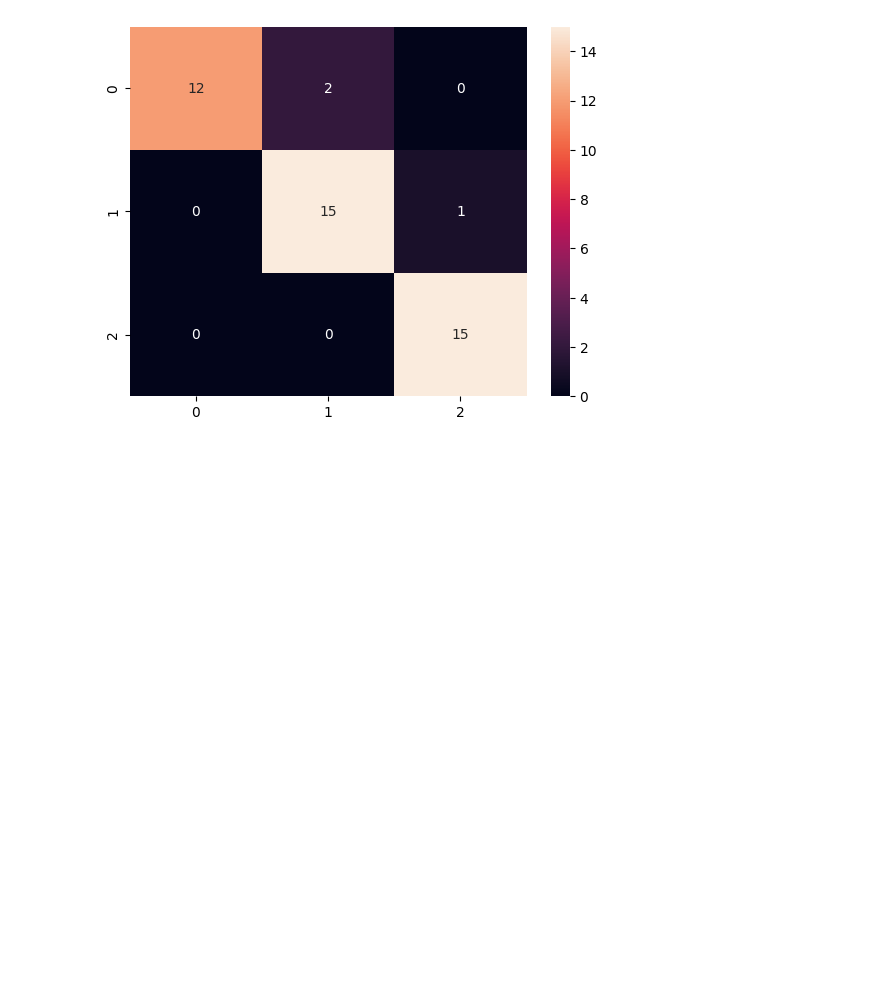
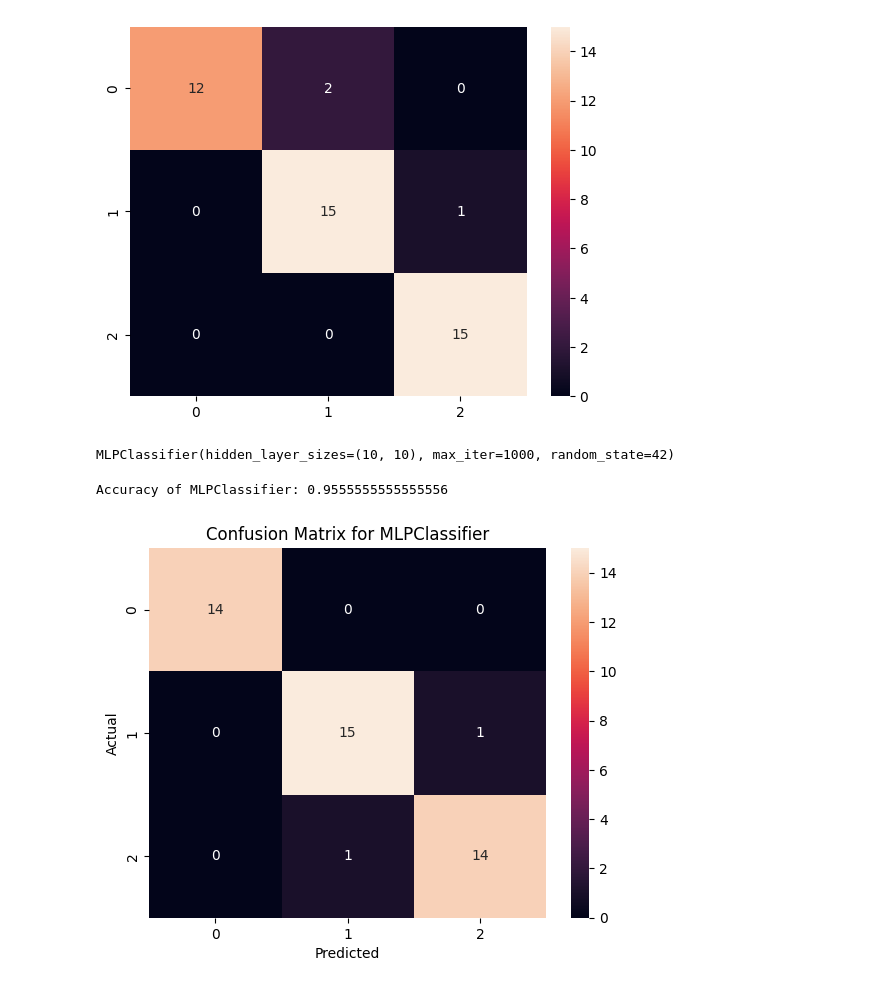
Before and after one commit to HiYasin/flower_species_classification, a Jupyter notebook: flower_species_classification.ipynb, the cells around one changed output. Cells and saved outputs as stored; diff of their text form; code cells hidden in the pictures; blank space fills up the shorter version.

Commit message:
feat: implement MLPClassifier model from sklearn and test

```diff
--- a/flower_species_classification.ipynb
+++ b/flower_species_classification.ipynb
@@ -288,3 +288,30 @@ sns.heatmap(confusion_matrix(y_test, y_pred_n), annot=True, fmt='g')
 # %% [output]
 <Axes: >
 [figure]
+# %%
+from sklearn.neural_network import MLPClassifier
+
+# Create an MLPClassifier model
+mlp_model = MLPClassifier(hidden_layer_sizes=(10, 10), max_iter=1000, random_state=42)
+
+# Train the model
+mlp_model.fit(x_train, y_train)
+# %% [output]
+MLPClassifier(hidden_layer_sizes=(10, 10), max_iter=1000, random_state=42)
+# %%
+# Make predictions on the test set
+y_pred_mlp = mlp_model.predict(x_test)
+
+# Evaluate the model
+accuracy_mlp = accuracy_score(y_test, y_pred_mlp)
+print(f"Accuracy of MLPClassifier: {accuracy_mlp}")
+
+# Display confusion matrix
+sns.heatmap(confusion_matrix(y_test, y_pred_mlp), annot=True, fmt='g')
+plt.title('Confusion Matrix for MLPClassifier')
+plt.xlabel('Predicted')
+plt.ylabel('Actual')
+plt.show()
+# %% [output]
+Accuracy of MLPClassifier: 0.9555555555555556
+[figure, added]
```
